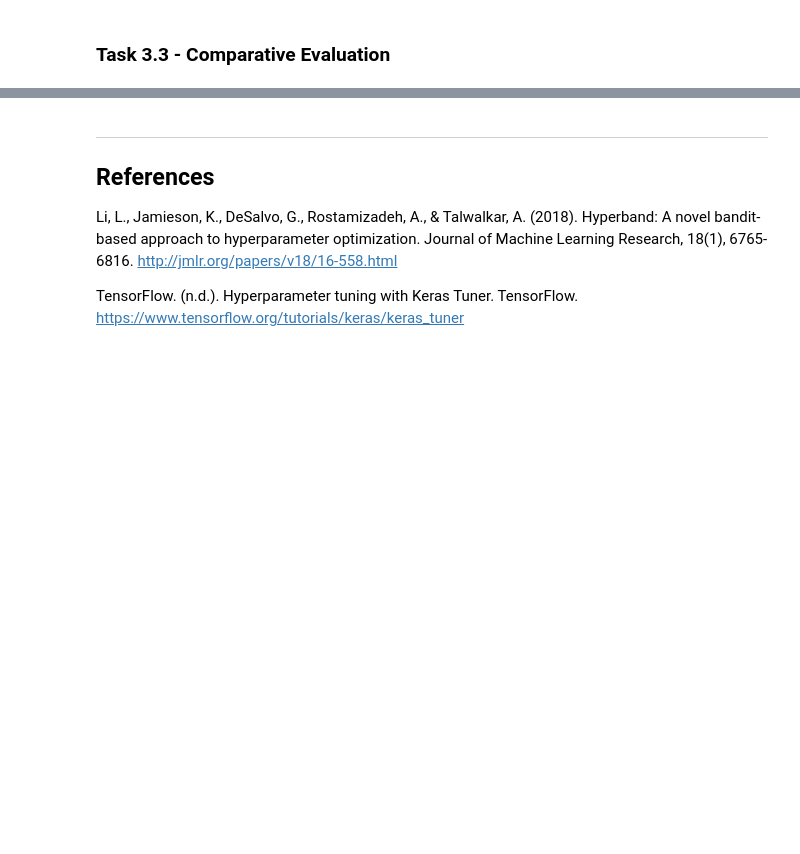
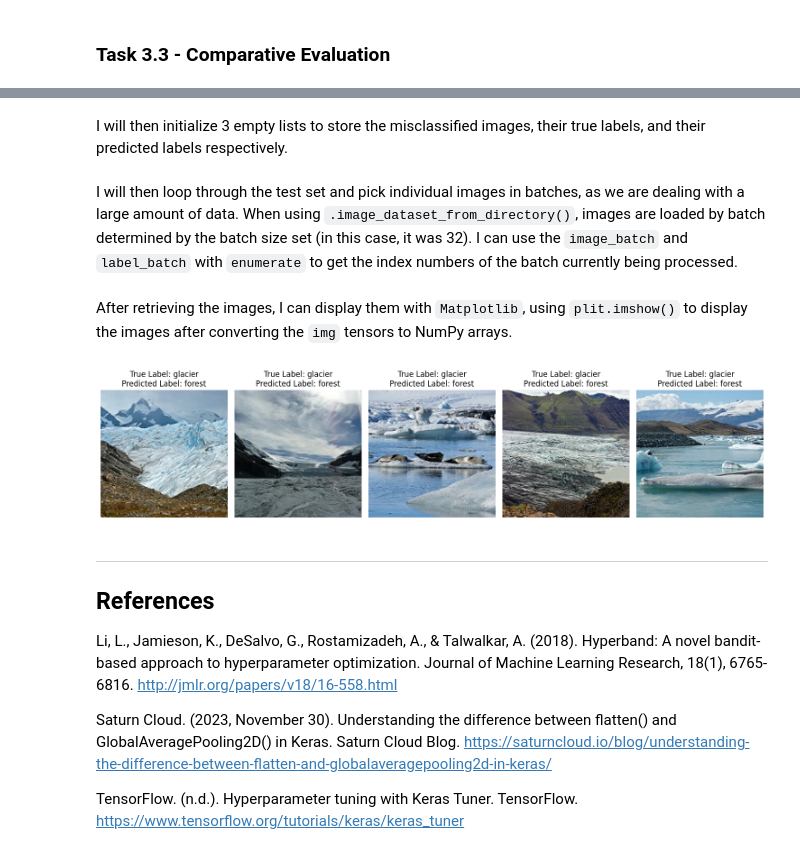
Before and after one commit to COMP3420-2024S2/assignment-2-juhlialu, a Jupyter notebook: a2.ipynb, the cells around one changed output, grey strips where cells are left out. Cells and saved outputs as stored; diff of their text form; code cells hidden in the pictures; blank space fills up the shorter version.

```diff
--- a/a2.ipynb
+++ b/a2.ipynb
@@ -631,0 +714,2 @@ KeyboardInterrupt:
+# %%
+predicted_labels = np.argmax(predictions, axis=1)
@@ -632,7 +756,60 @@ KeyboardInterrupt:
+# %% [markdown]
+I will then initialize 3 empty lists to store the misclassified images, their true labels, and their predicted labels respectively.
+# %%
+misclassified_images = []
+misclassified_true_labels = []
+misclassified_predicted_labels = []
+# %% [markdown]
+I will then loop through the test set and pick individual images in batches, as we are dealing with a large amount of data. When using `.image_dataset_from_directory()`, images are loaded by batch determined by the batch size set (in this case, it was 32). I can use the `image_batch` and `label_batch` with `enumerate` to get the index numbers of the batch currently being processed.
+# %%
+for i, (img_batch, label_batch) in enumerate(test_set):
+    batch_size = len(img_batch)
+
+    # Since the model predicts on the whole test set at once and does not separate predictions by batch, I will need to manually slice the labels by batch
+    # In this case, I am using the index number multiplied to the batch size to get the start index of the range of labels and the current batch index multiplied to the batch size to get the end index of the labels
+    start_index = i * batch_size
+    end_index = (i + 1) * batch_size
+    predicted_labels_batch = predicted_labels[start_index:end_index]
+
+
+    # Next, I will need to loop over the current batch of images, predicted labels, and true labels
+    # I will be using zip() to loop over the three lists at the same time to return one img, its true_label, and its predicted_label
+    for img, true_label, predicted_label in zip(img_batch, label_batch, predicted_labels_batch):
+        if len(misclassified_images) >= 5:  # This will make the loop stop iterating after 5 misclassified images are stored
+            break
+
+        # Next, I will need to check if the true label of an image is 'glacier' and its predicted label is 'forest'
+        if true_label == CLASS_NAMES.index('glacier') and predicted_label == CLASS_NAMES.index('forest'):
+            misclassified_images.append(img.numpy())  # When the condition is true, it converts the img tensor into a NumPy Array so that it can be passed onto the matplotlib function plt.imshow()
+            misclassified_true_labels.append(true_label)  # I will also append the true label to the misclassified_true_labels array
+            misclassified_predicted_labels.append(predicted_label)  # I will also append the predicted label to the misclassified_predicted_labels array
+
+    if len(misclassified_images) >= 5:
+        break  # When misclassified images are at the count of 5, the loop will stop
+# %% [markdown]
+After retrieving the images, I can display them with `Matplotlib`, using `plit.imshow()` to display the images after converting the `img` tensors to NumPy arrays.
+# %%
+plt.figure(figsize=(15, 5))
+
+for i in range(len(misclassified_images)):
+        true_label_name = CLASS_NAMES[int(misclassified_true_labels[i])]
+        predicted_label_name = CLASS_NAMES[int(misclassified_predicted_labels[i])]
+
+        plt.subplot(1, 5, i + 1)
+        plt.imshow(misclassified_images[i])
+        plt.title(f"True Label: {true_label_name}\nPredicted Label: {predicted_label_name}")
+        plt.axis('off')
+
+plt.tight_layout()
+plt.show()
+# %% [output]
+[figure, added]
 # %% [markdown]
 ---
 ## References
 
 Li, L., Jamieson, K., DeSalvo, G., Rostamizadeh, A., & Talwalkar, A. (2018). Hyperband: A novel bandit-based approach to hyperparameter optimization. Journal of Machine Learning Research, 18(1), 6765-6816. http://jmlr.org/papers/v18/16-558.html
 
+Saturn Cloud. (2023, November 30). Understanding the difference between flatten() and GlobalAveragePooling2D() in Keras. Saturn Cloud Blog. https://saturncloud.io/blog/understanding-the-difference-between-flatten-and-globalaveragepooling2d-in-keras/
+
 TensorFlow. (n.d.). Hyperparameter tuning with Keras Tuner. TensorFlow. https://www.tensorflow.org/tutorials/keras/keras_tuner
```
Also changed, not shown: parts of 57 cells of this notebook, 2 other files.
